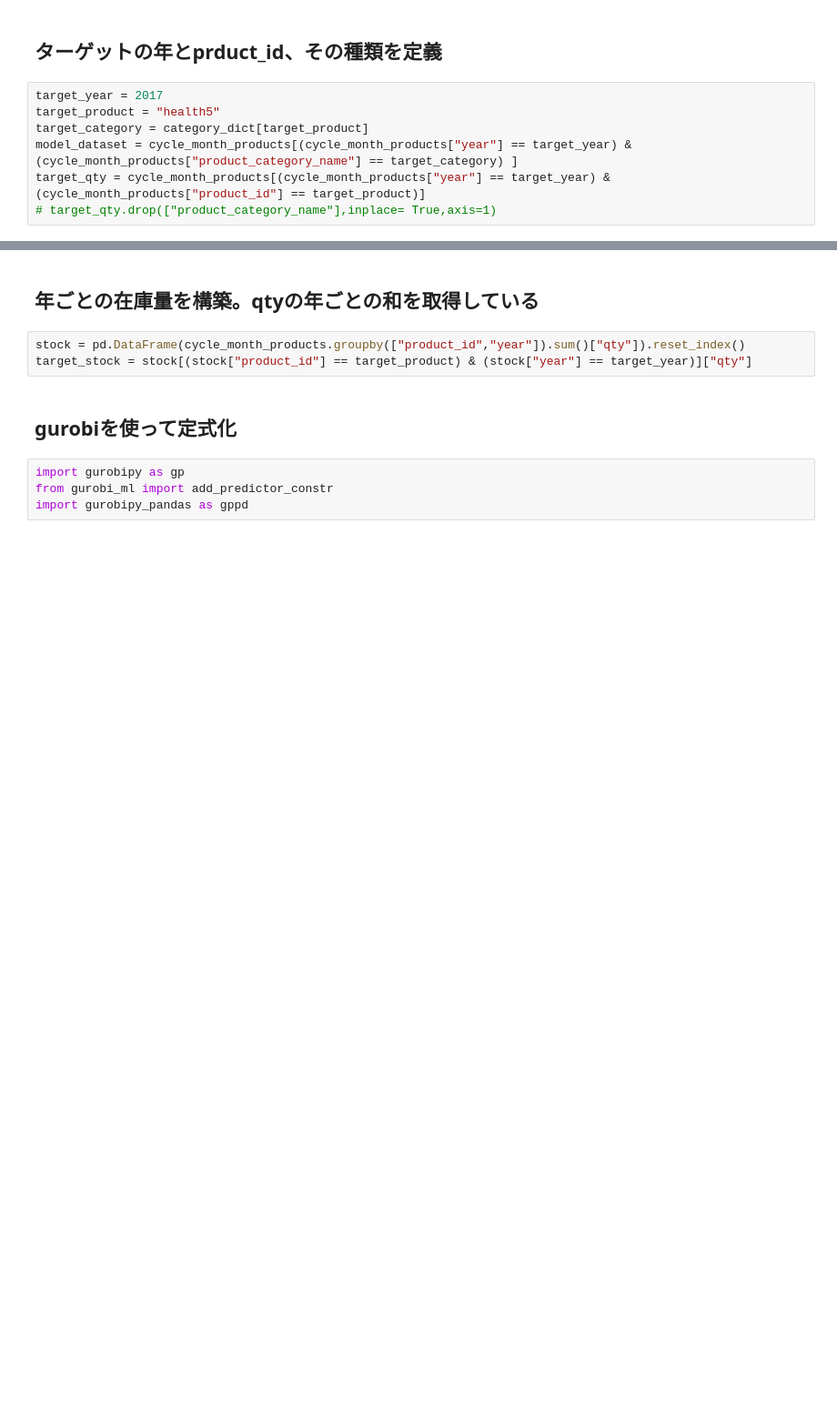
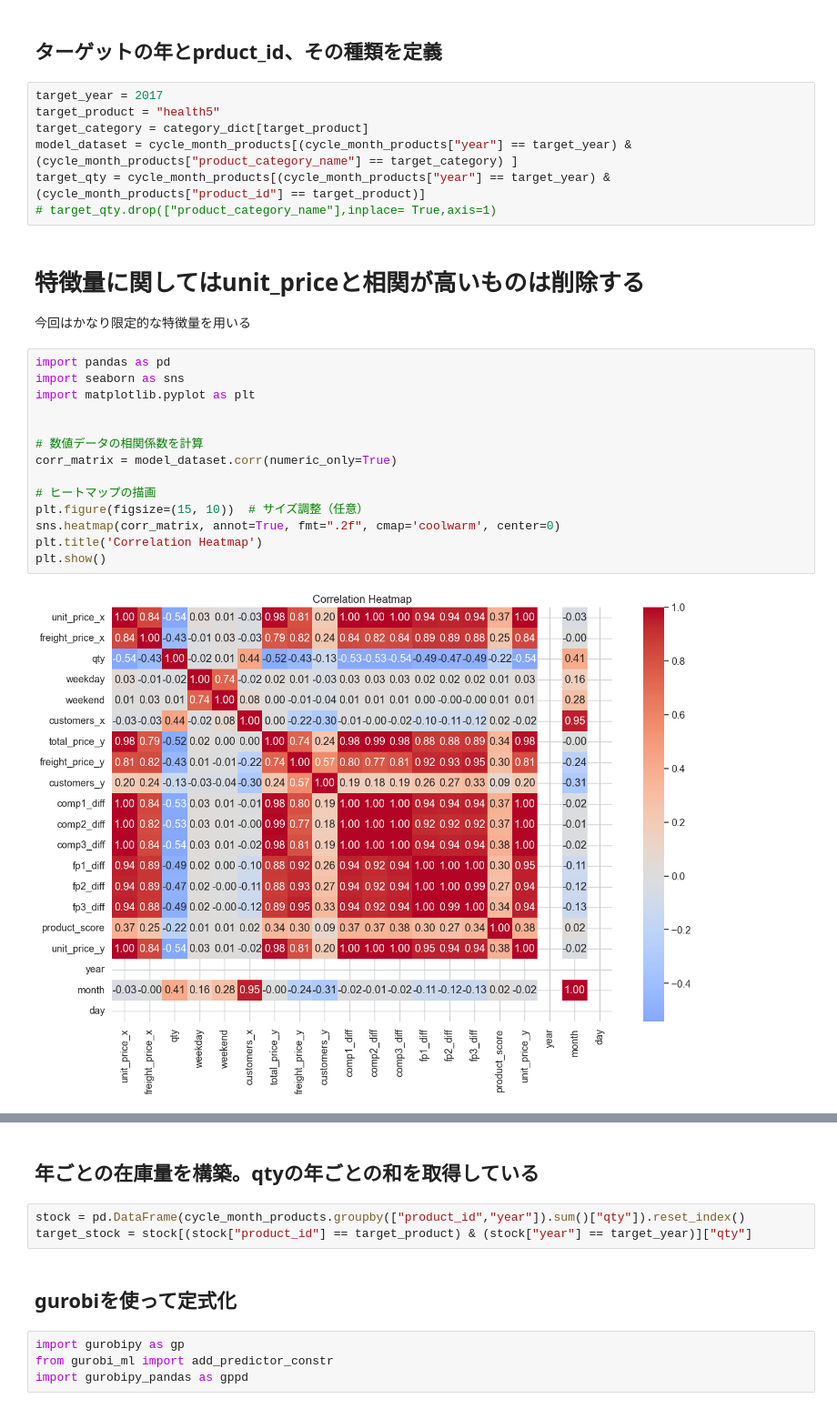
Before and after one commit to happy-kaichi/gurobi_machin-learning, a Jupyter notebook: retail-price-optimization.ipynb, the cells around one changed output, grey strips where cells are left out. Shown at 91% size. Saved outputs shown, nothing was run; the diff lists cells and outputs as text; blank space fills up the shorter version.

```diff
--- a/retail-price-optimization.ipynb
+++ b/retail-price-optimization.ipynb
@@ -367,4 +380,23 @@ target_category = category_dict[target_product]
 model_dataset = cycle_month_products[(cycle_month_products["year"] == target_year) &(cycle_month_products["product_category_name"] == target_category) ]
 target_qty = cycle_month_products[(cycle_month_products["year"] == target_year) & (cycle_month_products["product_id"] == target_product)]
 # target_qty.drop(["product_category_name"],inplace= True,axis=1)
+# %% [markdown]
+# 特徴量に関してはunit_priceと相関が高いものは削除する
+今回はかなり限定的な特徴量を用いる
+# %%
+import pandas as pd
+import seaborn as sns
+import matplotlib.pyplot as plt
+
+
+# 数値データの相関係数を計算
+corr_matrix = model_dataset.corr(numeric_only=True)
+
+# ヒートマップの描画
+plt.figure(figsize=(15, 10))  # サイズ調整（任意）
+sns.heatmap(corr_matrix, annot=True, fmt=".2f", cmap='coolwarm', center=0)
+plt.title('Correlation Heatmap')
+plt.show()
+# %% [output]
+[figure, added]
 # %%
```
Also changed, not shown: parts of 71 cells of this notebook, 1 other file.
